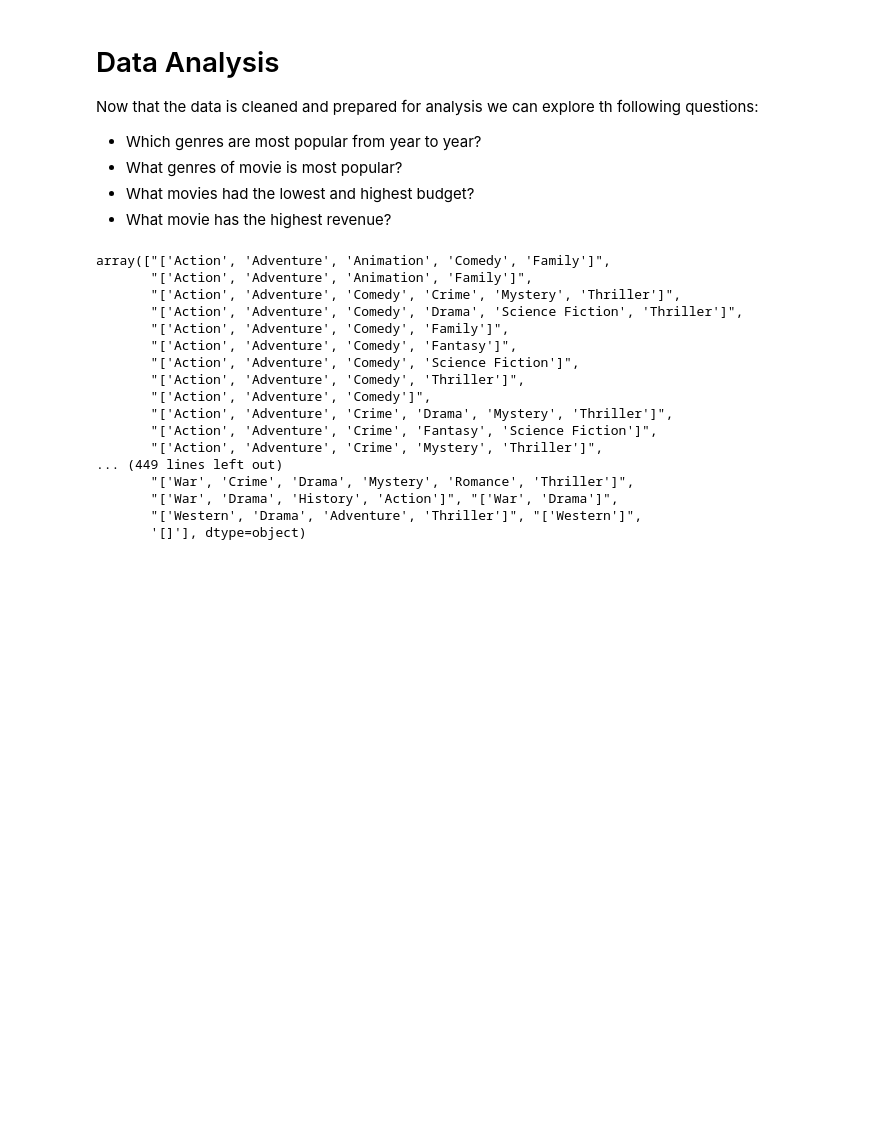
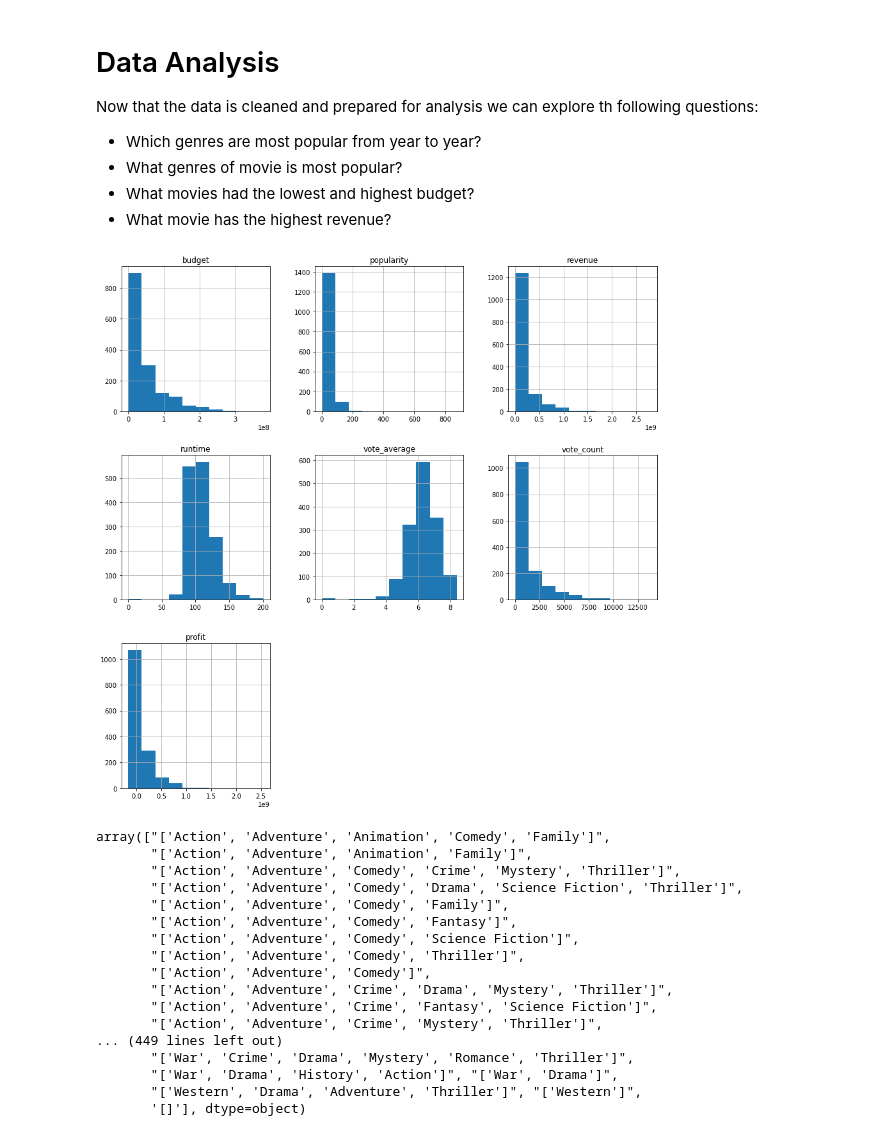
Before and after one commit to HunterKane/Project-2---Movie-Analysis-Udacity, a Jupyter notebook: Project 2 - IMBD Data Analysis .ipynb, the cells around one changed output. Saved outputs shown, nothing was run; the diff lists cells and outputs as text; code cells hidden in the pictures; blank space fills up the shorter version.

```diff
--- a/Project 2 - IMBD Data Analysis .ipynb
+++ b/Project 2 - IMBD Data Analysis .ipynb
@@ -201,6 +209,11 @@ Now that the data is cleaned and prepared for analysis we can explore th followi
 - What genres of movie is most popular?
 - What movies had the lowest and highest budget?
 - What movie has the highest revenue?
+# %%
+# Initial inspection
+movie_df.hist(figsize=(15,15));
+# %% [output]
+[figure, added]
 # %%
 # Genre categories
 movie_df.genres.sort_values().unique()
```
Also changed, not shown: parts of 26 cells of this notebook.
